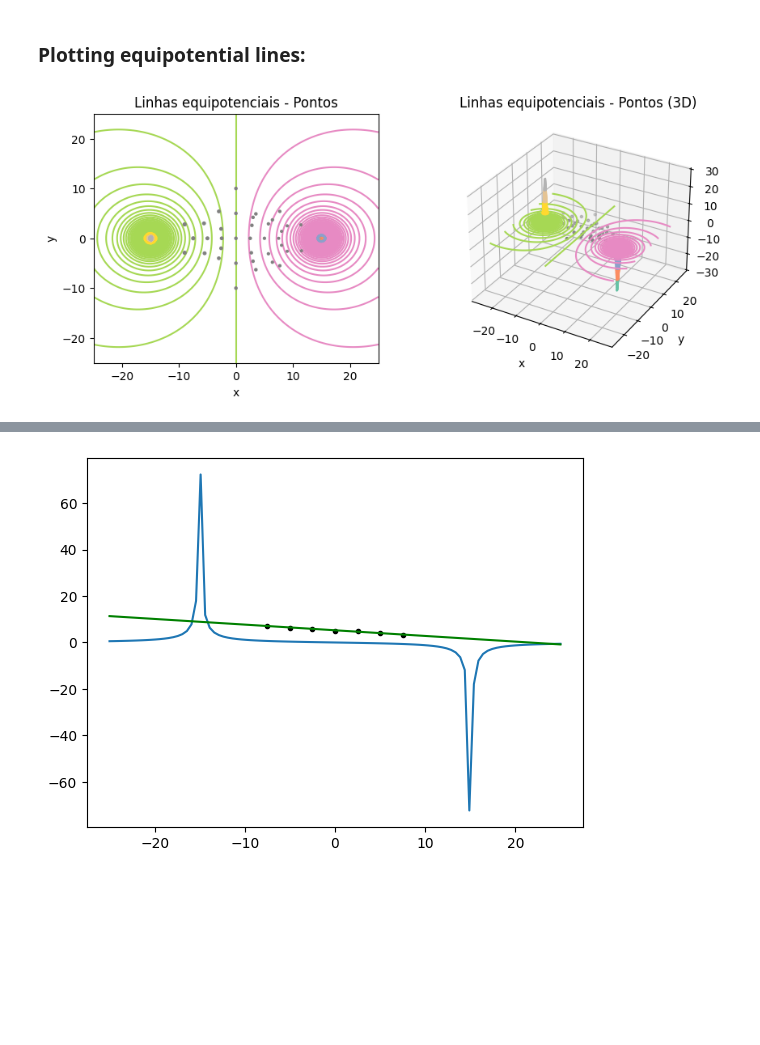
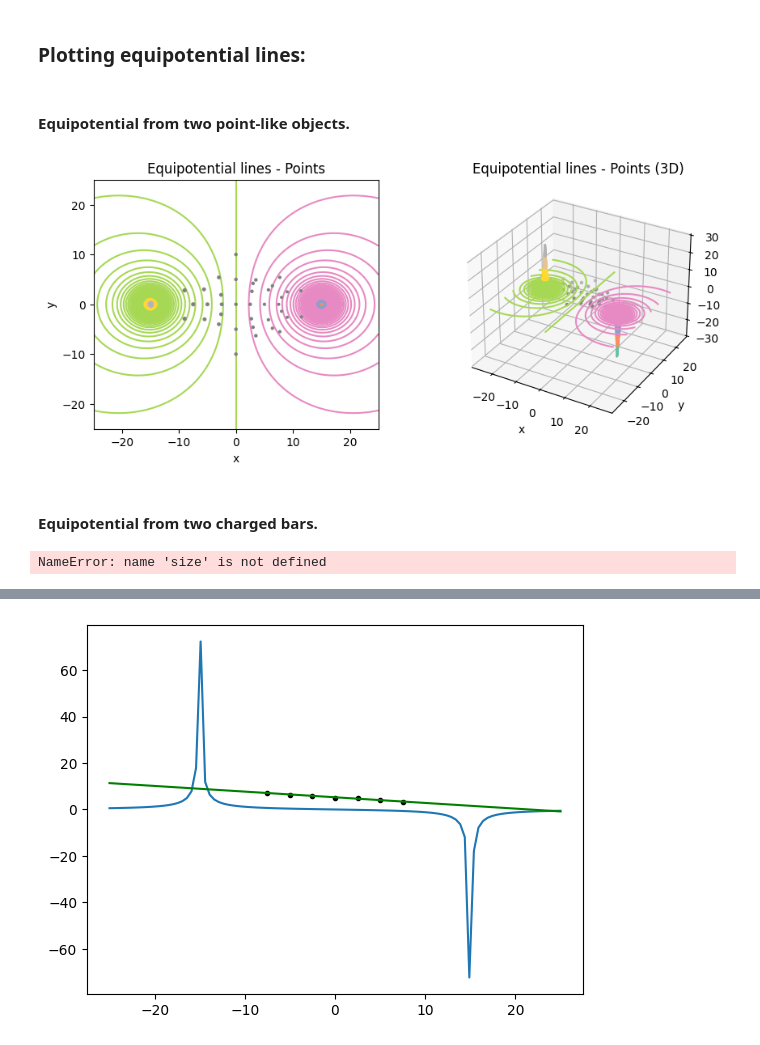
Before and after one commit to sunbaee/Eletrostatics, a Jupyter notebook: PotentialPlot.ipynb, the cells around one changed output, grey strips where cells are left out. Drawn from its saved outputs; the diff is of its cells as text; code cells hidden in the pictures; blank space fills up the shorter version.

```diff
--- a/PotentialPlot.ipynb
+++ b/PotentialPlot.ipynb
@@ -84,7 +84,7 @@ def CalculateCharge(chargedPoints, points, eletricPotentials, k):
 chargedPoints = np.array([[-15, 0], [15, 0]]); # Points with eletric current
 k = [-1, 1]; # Constants of proportionality
 
-measuredPoints, measuredPotentials = GetData("dados1.csv");
+measuredPoints, measuredPotentials = GetData("Data/data1.csv");
 charge = CalculateCharge(chargedPoints, measuredPoints, measuredPotentials, k);
 #charge  = CalculateCharge(chargedPoints[0], [[-9.8, 0]], [10], k);
 
@@ -146,16 +146,54 @@ def Plot3D(x, y, z, numLevels, xlabel="x", ylabel="y", title=""):
     return ax, ax2D, fig;
 # %% [markdown]
 ### Plotting equipotential lines:
+# %% [markdown]
+#### Equipotential from two point-like objects.
 # %%
 x, y, z = CalculatePotentialPoints(start, end, numPoints, chargedPoints, charges);
 
-ax, ax2D, fig = Plot3D(x, y, z, 400, title="Linhas equipotenciais - Pontos");
-scatteredPoints, scatteredPotentials = GetData("dados1.csv");
+ax, ax2D, fig = Plot3D(x, y, z, 400, title="Equipotential lines - Points");
+scatteredPoints, scatteredPotentials = GetData("Data/data1.csv");
 
 ax.scatter(scatteredPoints[:, 0], scatteredPoints[:, 1], scatteredPotentials, c='grey', zorder=1, marker='.');
 ax2D.scatter(scatteredPoints[:, 0], scatteredPoints[:, 1], scatteredPotentials, c='grey', zorder=1);
 
-fig.savefig("Plot1.png");
+fig.savefig("Plots/Plot1.png");
 # %% [output]
-[figure, old version]
+[figure, new version]
+# %% [markdown]
+#### Equipotential from two charged bars.
+# %%
+# Calculating charge along two metal bars.
+barPositions = chargedPoints;
+graphSize = end - start;
+barSize = 10;
+
+def GenerateCharges(positions, size, f, charges, numPoints):
+    yPoints = np.linspace(-size / 2, size / 2, int(numPoints));
+    xPoints = f(yPoints);
+
+    points = np.column_stack((barXPoints, barYPoints));
+    pointsCharges = np.zeros(len(points) * len(positions));
+
+    locatedChargesList= [];
+    for i, pos in enumerate(positions):
+        locatedChargesList += (points + pos).tolist();
+        chargesPerPos = int(len(pointsCharges) / len(positions));
+        pointsCharges[i * chargesPerPos : (i + 2) * chargesPerPos] = charges[i];
+
+    locatedChargePoints = np.array(locatedChargesList);
+
+    charges[i] / size; # Calculating eletric density in each object.
+
+barXPoints = np.zeros(len(barYPoints));
+
+GenerateCharges(charge, lambda f: 0, barPositions, size, size / graphSize * numPoints);
+
+# Calculating point-like charges in bars.
+
+barCharges[int(len(barCharges) / 2):] *= -1; # Half with negative charge
+
+x, y, z = CalculatePotentialPoints(start, end, numPoints, locatedChargePoints, barCharges);
+# %% [output]
+NameError: name 'size' is not defined
 # %%
```
Also changed, not shown: parts of 2 cells of this notebook, 3 other files.
